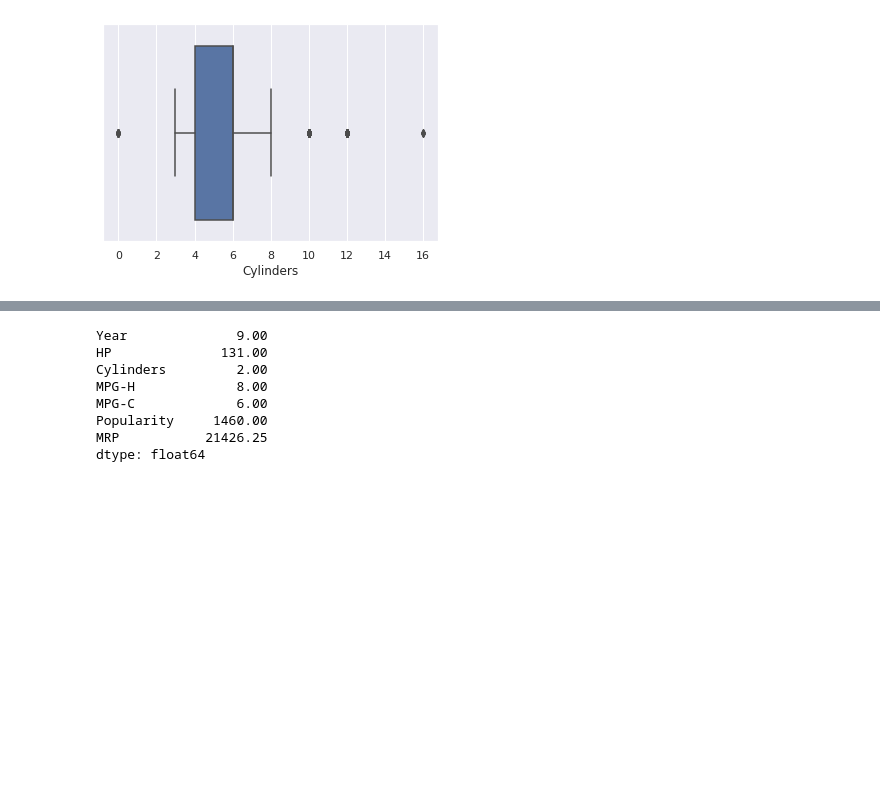
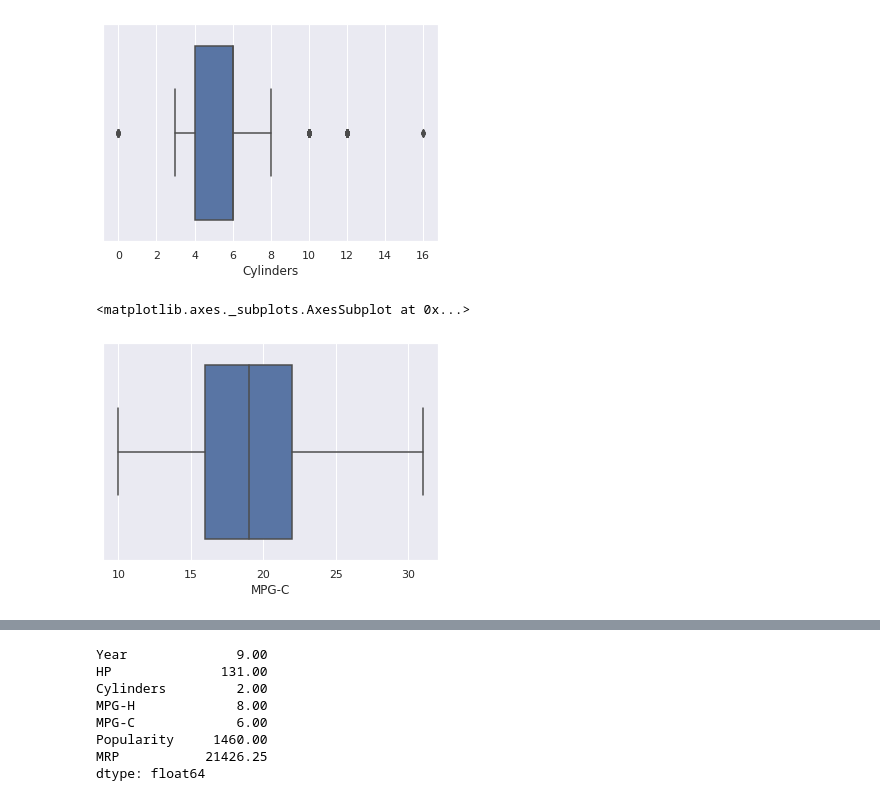
Before and after one commit to devkhetan/ML-Internship, a Jupyter notebook: ML_Internship_Project(B)_.ipynb, the cells around one changed output, grey strips where cells are left out. Cells and saved outputs as stored; diff of their text form; code cells hidden in the pictures; blank space fills up the shorter version.

```diff
--- a/ML_Internship_Project(B)_.ipynb
+++ b/ML_Internship_Project(B)_.ipynb
@@ -199,3 +199,8 @@ sns.boxplot(x=df['Cylinders'])
 # %% [output]
 <matplotlib.axes._subplots.AxesSubplot at 0x...>
 [figure]
+# %%
+sns.boxplot(x=df['MPG-C'])
+# %% [output]
+<matplotlib.axes._subplots.AxesSubplot at 0x...>
+[figure, added]
```
Also changed, not shown: parts of 12 cells of this notebook.
